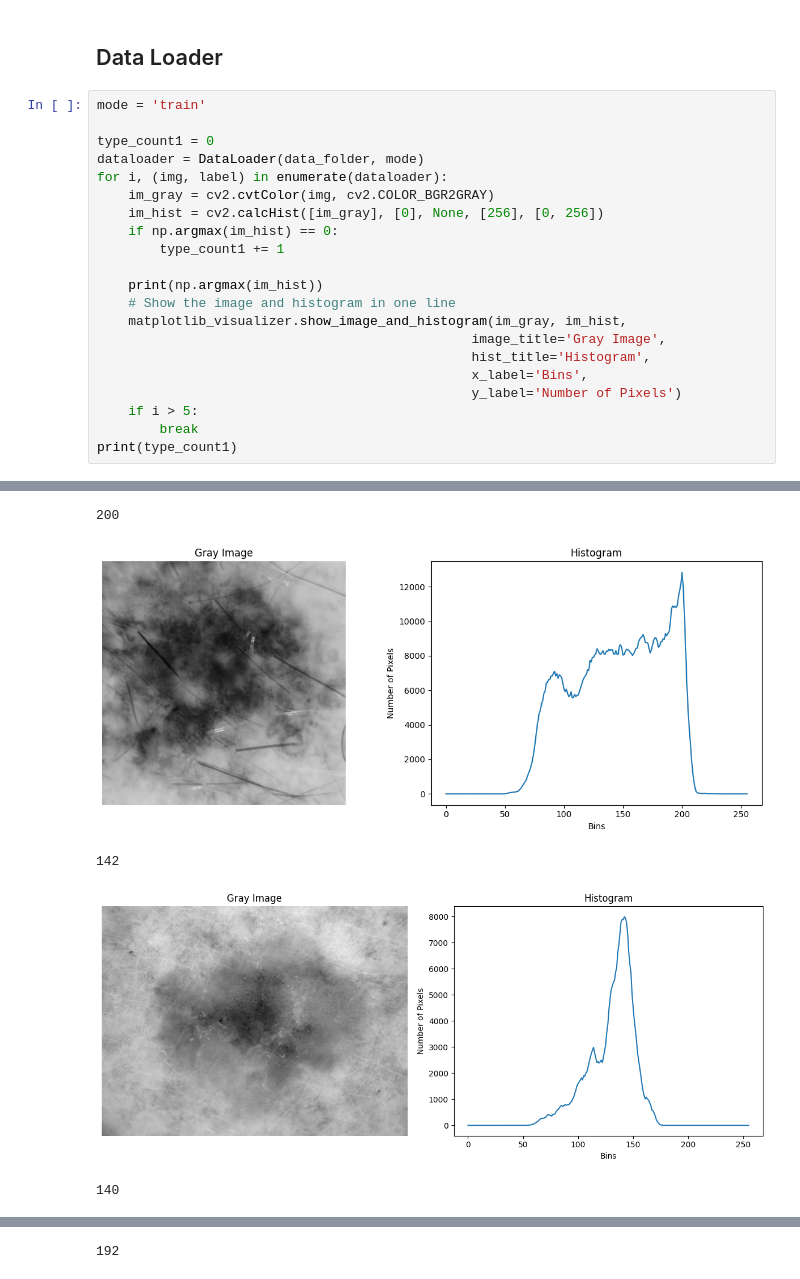
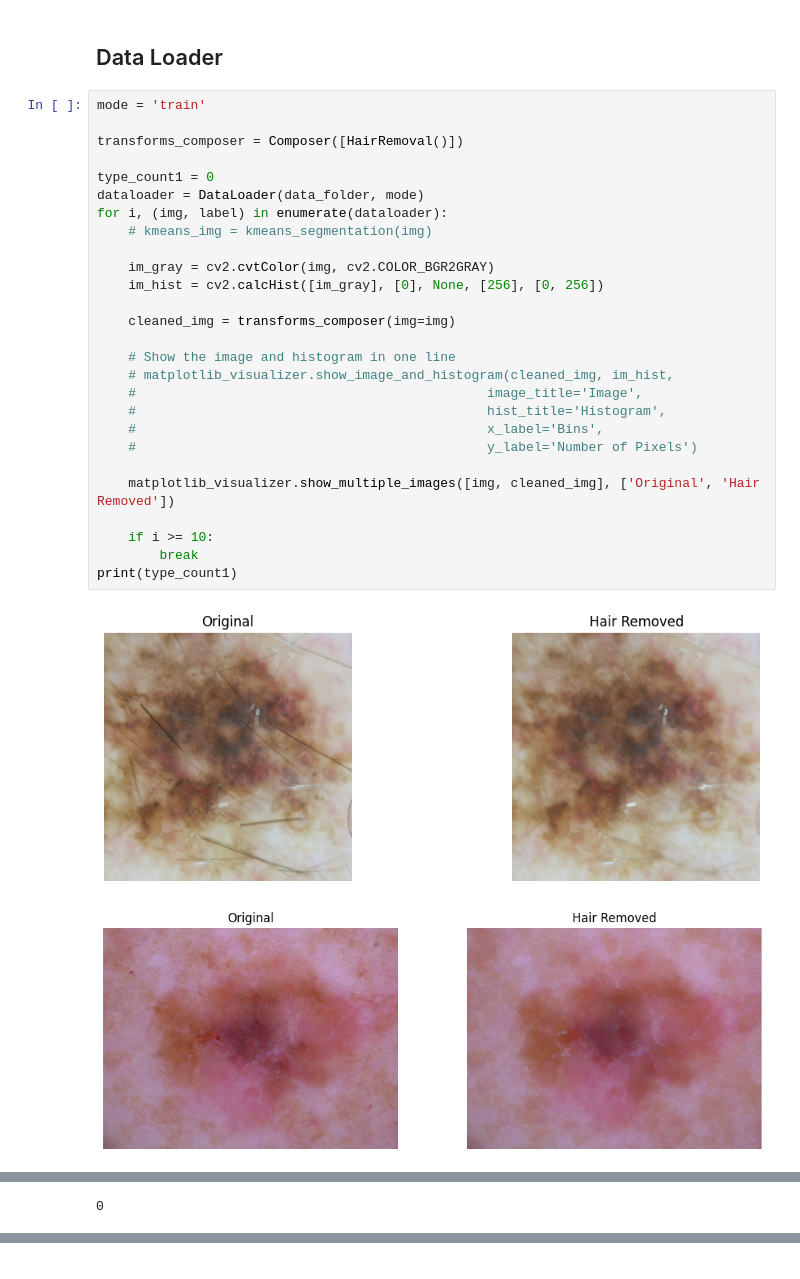
Before and after one commit to huytrnq/Binary-Skin-Cancer-Classification, a Jupyter notebook: Exp.ipynb, the cells around one changed output, grey strips where cells are left out. Cells and saved outputs as stored; diff of their text form.

Commit message:
add hair removal using morphological operations

```diff
--- a/Exp.ipynb
+++ b/Exp.ipynb
@@ -18,23 +19,31 @@ matplotlib_visualizer = MatplotlibVisualizer()
 ## Data Loader
 # %%
 mode = 'train'
+
+transforms_composer = Composer([HairRemoval()])
 
 type_count1 = 0
 dataloader = DataLoader(data_folder, mode)
 for i, (img, label) in enumerate(dataloader):
+    # kmeans_img = kmeans_segmentation(img)
+
     im_gray = cv2.cvtColor(img, cv2.COLOR_BGR2GRAY)
     im_hist = cv2.calcHist([im_gray], [0], None, [256], [0, 256])
-    if np.argmax(im_hist) == 0:
-        type_count1 += 1
 
-    print(np.argmax(im_hist))
+    cleaned_img = transforms_composer(img=img)
+
     # Show the image and histogram in one line
-    matplotlib_visualizer.show_image_and_histogram(im_gray, im_hist,
-                                                image_title='Gray Image',
-                                                hist_title='Histogram',
-                                                x_label='Bins',
-                                                y_label='Number of Pixels')
-    if i > 5:
+    # matplotlib_visualizer.show_image_and_histogram(cleaned_img, im_hist,
+    #                                             image_title='Image',
+    #                                             hist_title='Histogram',
+    #                                             x_label='Bins',
+    #                                             y_label='Number of Pixels')
+
+    matplotlib_visualizer.show_multiple_images([img, cleaned_img], ['Original', 'Hair Removed'])
+
+    if i >= 10:
         break
 print(type_count1)
 # %% [output]
+[figure, new version]
+[figure, new version]
@@ -41,5 +59 @@ print(type_count1)
-200
+0
-[figure, old version]
-142
-[figure, old version]
-140
@@ -47 +59,0 @@ print(type_count1)
-192
```
Also changed, not shown: parts of 4 cells of this notebook, 4 other files.
